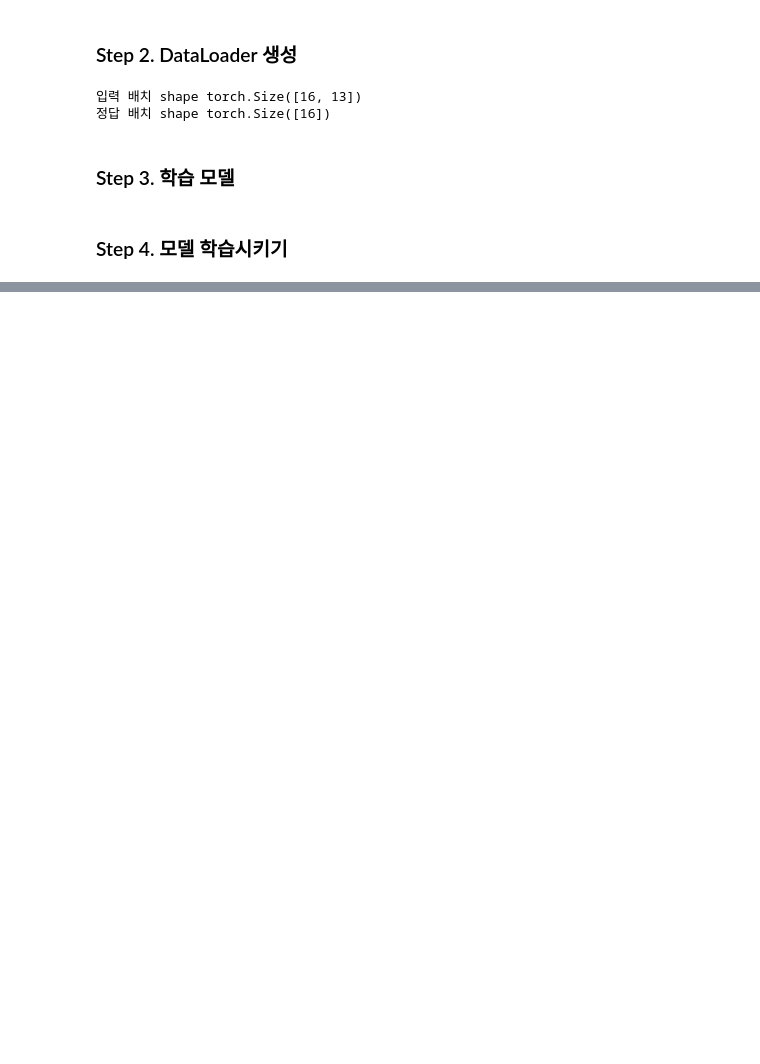
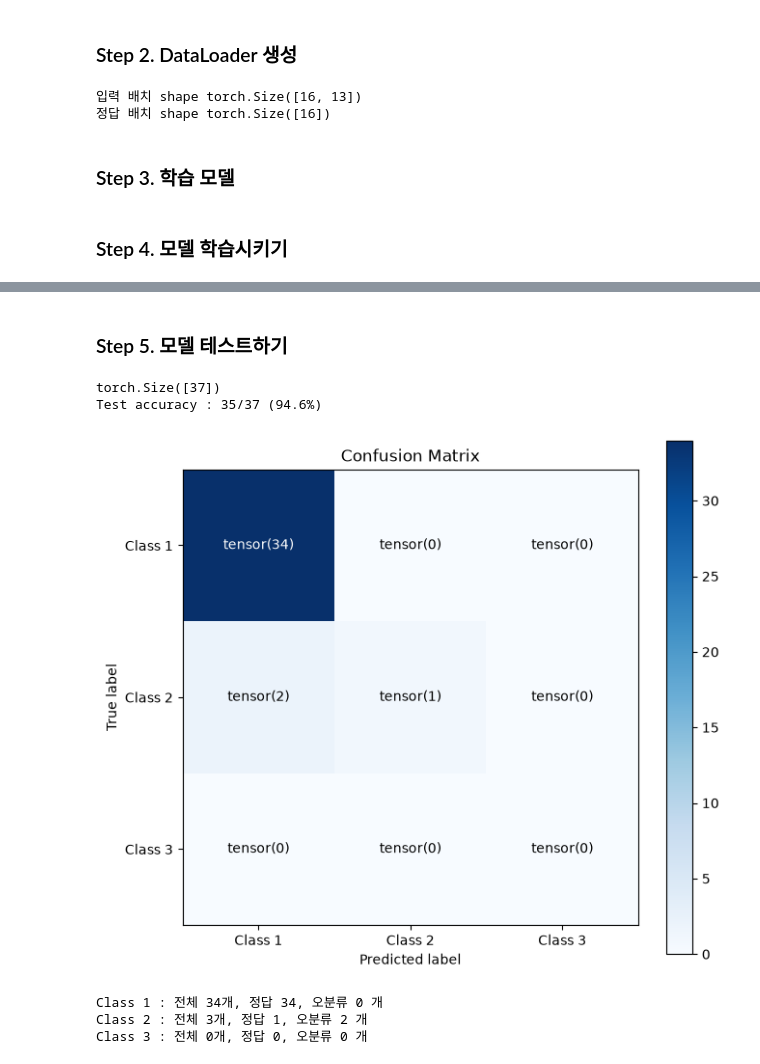
Before and after one commit to njw246500-create/pytorch, a Jupyter notebook: 04.multiclass/01.multiclass_Wine.ipynb, the cells around one changed output, grey strips where cells are left out. Cells and saved outputs as stored; diff of their text form; code cells hidden in the pictures; blank space fills up the shorter version.

```diff
--- a/04.multiclass/01.multiclass_Wine.ipynb
+++ b/04.multiclass/01.multiclass_Wine.ipynb
@@ -187,0 +216,70 @@ else :
+# %% [markdown]
+### Step 5. 모델 테스트하기
+# %%
+model.eval()
+
+correct = 0
+total = 0
+# 테스트 데이터 전체의 예측값과 실제 정답을 저장하기 위해 리스트 생성
+all_predictions = []
+all_targets = []
+
+with torch.no_grad() :
+    for x_batch, y_batch in test_DL :
+        y_hat = model(x_batch)
+
+        pred = y_hat.argmax(dim=1)
+
+        correct += (pred == y_batch).sum().item()
+        total += y_batch.size(0)
+
+        all_predictions.append(pred)
+        all_targets.append(y_batch)
+
+accuracy = correct / total * 100
+
+y_pred = torch.cat(all_predictions)
+y_true = torch.cat(all_targets)
+print(y_pred.shape)
+
+print(f'Test accuracy : {correct}/{total} ({accuracy:.1f}%)')
+# %% [output]
+torch.Size([37])
+Test accuracy : 35/37 (94.6%)
+# %%
+N_CLASS = 3
+
+confusion = torch.bincount(N_CLASS * y_true + y_pred, minlength = N_CLASS**2).reshape(N_CLASS, N_CLASS) # 3행 3열로 만들기
+
+class_name = ['Class 1', 'Class 2', 'Class 3']
+
+plt.figure(figsize = (7, 6))
+plt.imshow(confusion, cmap='Blues')
+plt.title('Confusion Matrix')
+plt.colorbar()
+
+for i in range(N_CLASS) :
+    for j in range(N_CLASS) :
+        plt.text(j, i, confusion[i,j], ha = 'center', va='center', ## horizontal axis, vertical axis
+                color = 'white' if confusion[i,j] > confusion.max() / 1.5
+                else 'black'
+                )
+
+plt.xticks(range(N_CLASS), class_name)
+plt.yticks(range(N_CLASS), class_name)
+plt.xlabel('Predicted label')
+plt.ylabel('True label')
+plt.tight_layout()
+# %% [output]
+[figure, added]
+# %%
+# 클래스별 정답 개수와 오분류 개수
+for i, name in enumerate(class_name) :
+    total_count = int(confusion[i].sum())
+    true_count = int(confusion[i,i])
+    wrong_count = total_count - true_count   # 전체 카운트 - 정답 카운트 제외
+    print(f'{name} : 전체 {total_count}개, 정답 {true_count}, 오분류 {wrong_count} 개')
+# %% [output]
+Class 1 : 전체 34개, 정답 34, 오분류 0 개
+Class 2 : 전체 3개, 정답 1, 오분류 2 개
+Class 3 : 전체 0개, 정답 0, 오분류 0 개
```
Also changed, not shown: parts of 3 cells of this notebook, 3 other files.
